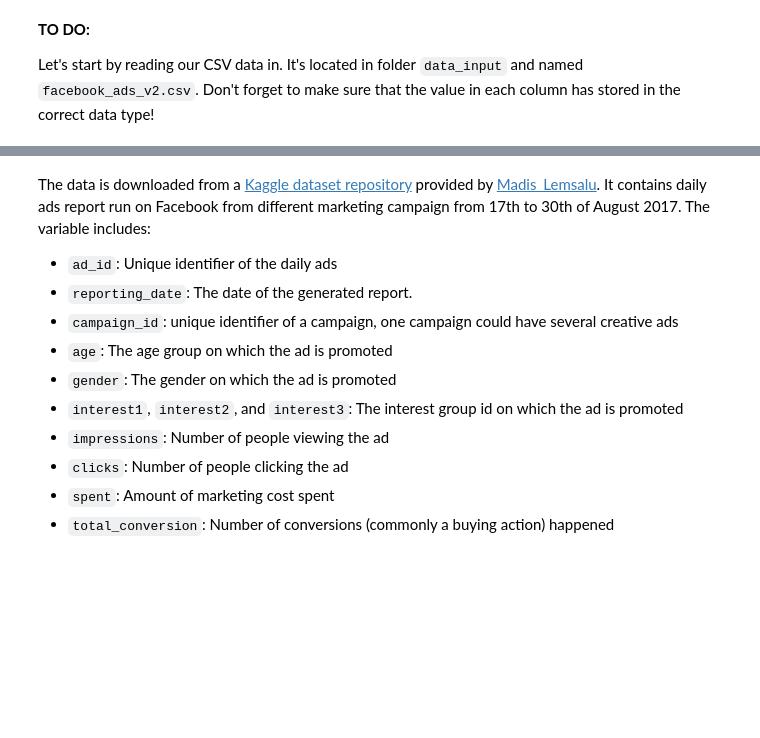
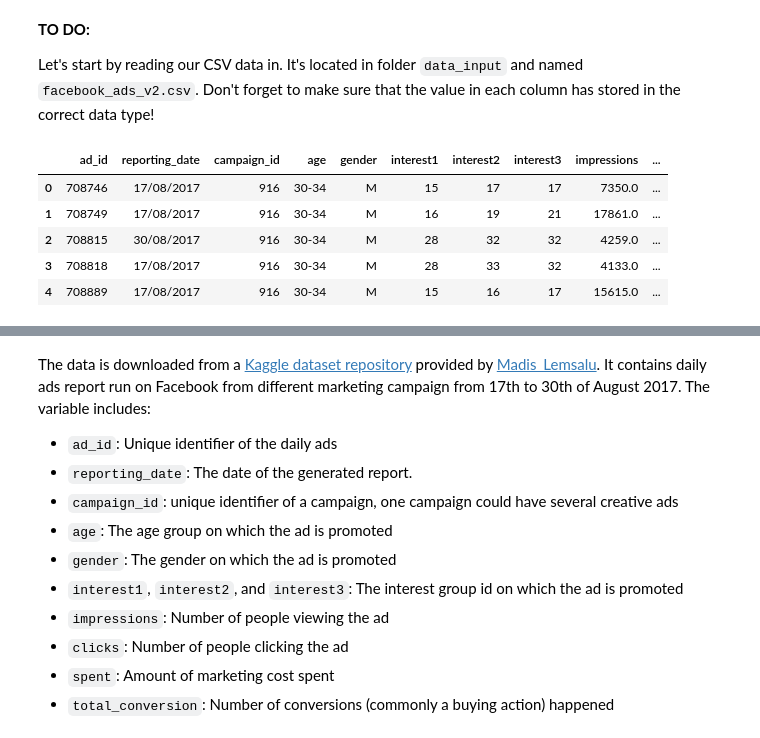
Before and after one commit to johansetiawan/telebot, a Jupyter notebook: Notebook Guide.ipynb, the cells around one changed output, grey strips where cells are left out. Cells and saved outputs as stored; diff of their text form; code cells hidden in the pictures; blank space fills up the shorter version.

```diff
--- a/Notebook Guide.ipynb
+++ b/Notebook Guide.ipynb
@@ -362,6 +362,13 @@ Let's start by reading our CSV data in. It's located in folder `data_input` and
 # %%
 import pandas as pd
 
 # TO DO: read data and convert data type
-df = pd.read_csv(___, parse_dates=___)
+df = pd.read_csv("data_input/facebook_ads_v2.csv")
 df.head()
+# %% [output]
+|  | ad_id | reporting_date | campaign_id | age | gender | interest1 | interest2 | interest3 | impressions | ... |
+| 0 | 708746 | 17/08/2017 | 916 | 30-34 | M | 15 | 17 | 17 | 7350.0 | ... |
+| 1 | 708749 | 17/08/2017 | 916 | 30-34 | M | 16 | 19 | 21 | 17861.0 | ... |
+| 2 | 708815 | 30/08/2017 | 916 | 30-34 | M | 28 | 32 | 32 | 4259.0 | ... |
+| 3 | 708818 | 17/08/2017 | 916 | 30-34 | M | 28 | 33 | 32 | 4133.0 | ... |
+| 4 | 708889 | 17/08/2017 | 916 | 30-34 | M | 15 | 16 | 17 | 15615.0 | ... |
```
Also changed, not shown: parts of 6 cells of this notebook, 2 other files.
